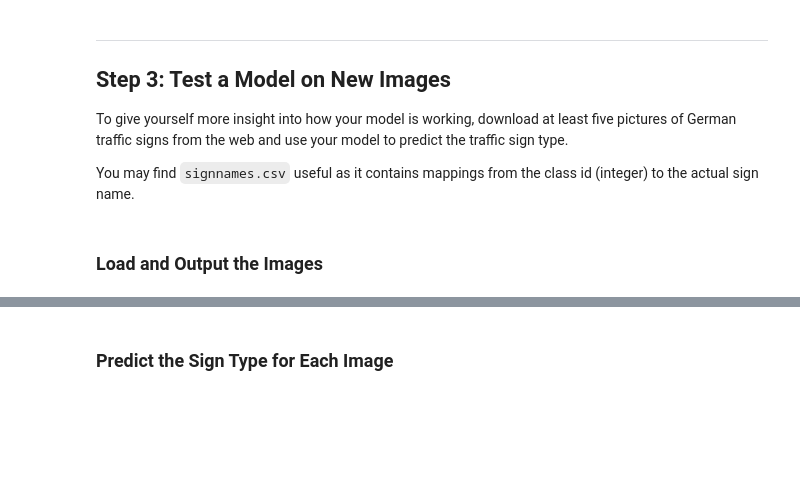
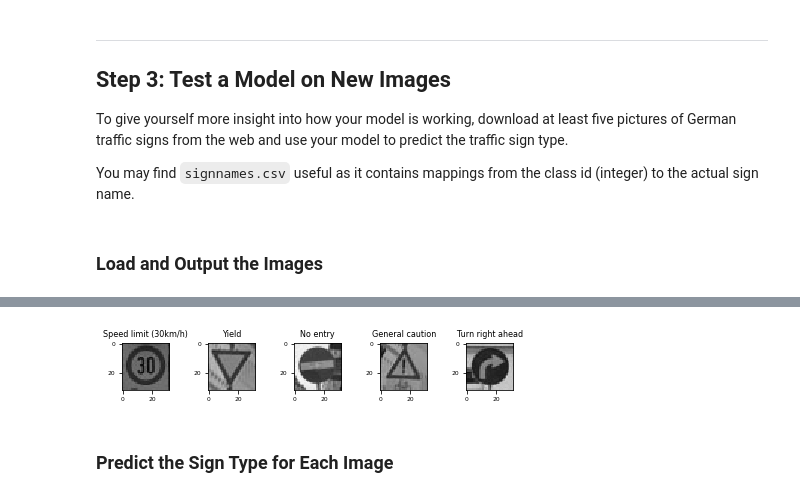
Before and after one commit to zacharyz/sdc-p2, a Jupyter notebook: Traffic_Sign_Classifier.ipynb, the cells around one changed output, grey strips where cells are left out. Drawn from its saved outputs; the diff is of its cells as text; code cells hidden in the pictures; blank space fills up the shorter version.

```diff
--- a/Traffic_Sign_Classifier.ipynb
+++ b/Traffic_Sign_Classifier.ipynb
@@ -469,3 +653,22 @@ New test images:
+# %%
+def show_sample(ax, index):
+    ax.set_title(sign_names[int(y_test_new[index])], fontsize=8)
+    ax.tick_params(axis='both', which='major', labelsize=6)
+    gr = np.squeeze(X_test_new[index], axis=2)
+    ax.imshow(np.dstack((gr,gr,gr)))
+
+# Preprocessed samples
+fig, (ax1, ax2, ax3, ax4, ax5) = pyplot.subplots(nrows=1, ncols=5)
+
+show_sample(ax1, 0)
+show_sample(ax2, 1)
+show_sample(ax3, 2)
+show_sample(ax4, 3)
+show_sample(ax5, 4)
+
+pyplot.tight_layout()
+# %% [output]
+[figure, added]
 # %% [markdown]
 ### Predict the Sign Type for Each Image
 # %%
```
Also changed, not shown: parts of 22 cells of this notebook.
